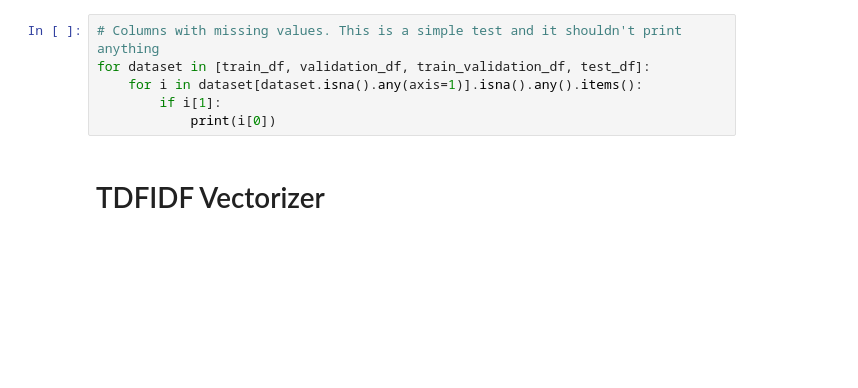
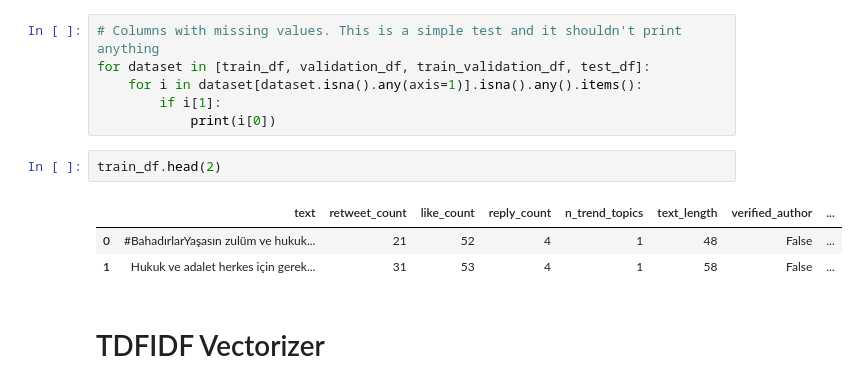
Before and after one commit to ossamum/kuleuven-thesis, a Jupyter notebook: 04_standard_tweet_like_count_predictive_modelling.ipynb, the cells around one changed output. Saved outputs shown, nothing was run; the diff lists cells and outputs as text; blank space fills up the shorter version.

```diff
--- a/04_standard_tweet_like_count_predictive_modelling.ipynb
+++ b/04_standard_tweet_like_count_predictive_modelling.ipynb
@@ -323,6 +332,12 @@ for dataset in [train_df, validation_df, train_validation_df, test_df]:
     for i in dataset[dataset.isna().any(axis=1)].isna().any().items():
         if i[1]:
             print(i[0])
+# %%
+train_df.head(2)
+# %% [output]
+|  | text | retweet_count | like_count | reply_count | n_trend_topics | text_length | verified_author | ... |
+| 0 | #BahadırlarYaşasın zulüm ve hukuk... | 21 | 52 | 4 | 1 | 48 | False | ... |
+| 1 | Hukuk ve adalet herkes için gerek... | 31 | 53 | 4 | 1 | 58 | False | ... |
 # %% [markdown]
 # TDFIDF Vectorizer
 # %%
```
Also changed, not shown: parts of 31 cells of this notebook, 1 other file.
